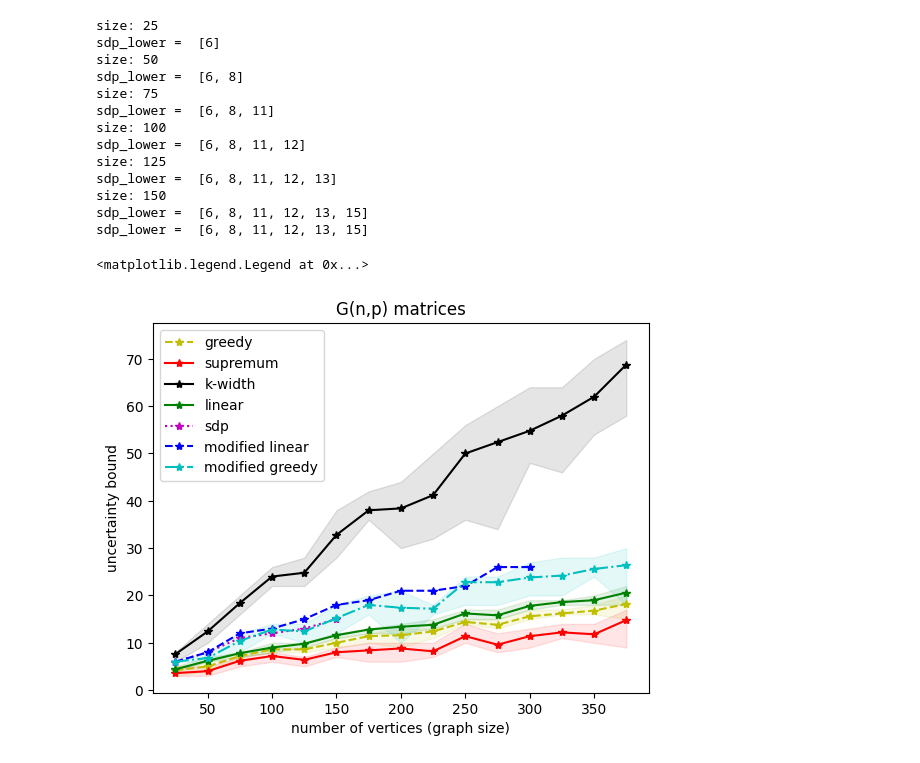
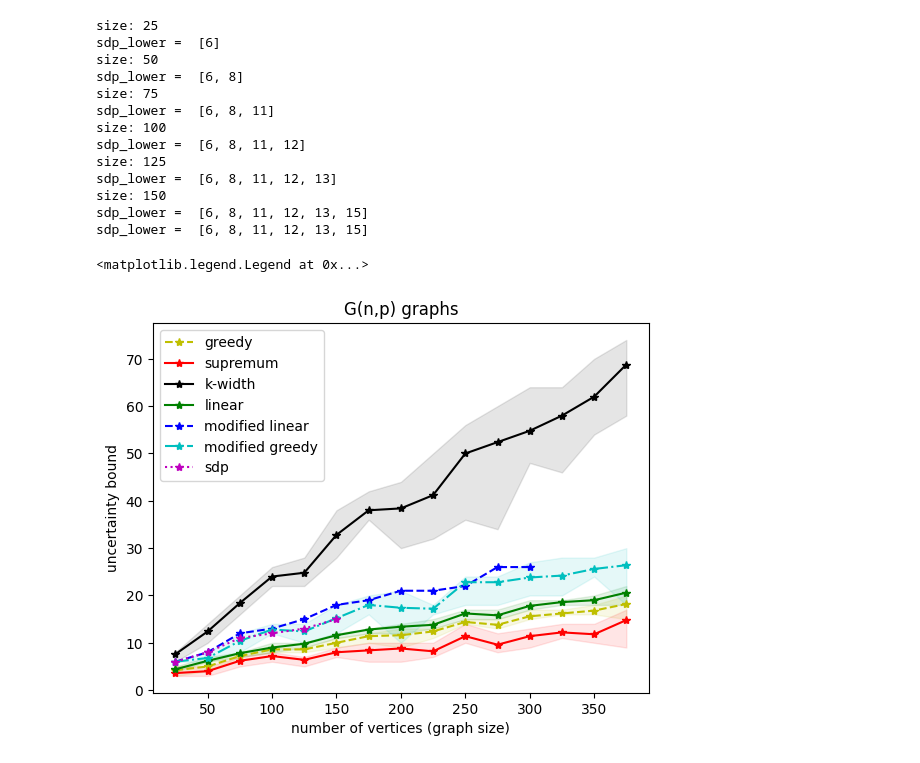
Before and after one commit to Joost-L/Uncertainty_Principle_on_Graphs, a Jupyter notebook: Delocalisation-numerical-experiments.ipynb, the cells around one changed output. Drawn from its saved outputs; the diff is of its cells as text; code cells hidden in the pictures.

```diff
--- a/Delocalisation-numerical-experiments.ipynb
+++ b/Delocalisation-numerical-experiments.ipynb
@@ -814,26 +814,27 @@ linear_mod_res = [6, 8, 12, 13, 15, 18, 19, 21, 21, 22, 26, 26]
 sdp_res = [6, 8, 11, 12, 13, 15]
 # %%
 ran = range(25,400,25) #matrixSizes
-plt.title('G(n,p) matrices')
+plt.title('G(n,p) graphs')
 plt.plot(ran, np.mean(greedy_res, axis = 0),       'y*--', label = 'greedy')
 plt.plot(ran, np.mean(sup_res, axis = 0),          'r*-',  label = 'supremum')
 plt.plot(ran, np.mean(kwidth_res, axis = 0),       'k*-',  label = 'k-width')
 plt.plot(ran, np.mean(linear_res, axis = 0),       'g*-',  label = 'linear')
-plt.plot(ran[:6], sdp_res,               'm*:',  label = 'sdp')
+
 
 plt.plot(ran[:12], linear_mod_res,            'b*--',  label = 'modified linear')
 plt.plot(ran, np.mean(greedy_mod_res, axis = 0),      'c*-.',  label = 'modified greedy')
+plt.plot(ran[:6], sdp_res,               'm*:',  label = 'sdp')
 
 plt.fill_between(ran, np.min(greedy_res, axis =0), np.max(greedy_res, axis =0), color='y', alpha=0.1)
 plt.fill_between(ran, np.min(sup_res,    axis =0), np.max(sup_res,    axis =0), color='r', alpha=0.1)
 plt.fill_between(ran, np.min(kwidth_res, axis =0), np.max(kwidth_res, axis =0), color='k', alpha=0.1)
 plt.fill_between(ran, np.min(linear_res, axis =0), np.max(linear_res, axis =0), color='g', alpha=0.1)
 plt.fill_between(ran, np.min(greedy_mod_res, axis =0), np.max(greedy_mod_res, axis =0), color='c', alpha=0.1)
 
 
 plt.xlabel("number of vertices (graph size)")
 plt.ylabel("uncertainty bound")
 plt.legend()
 # %% [output]
 <matplotlib.legend.Legend at 0x...>
-[figure, old version]
+[figure, new version]
```
